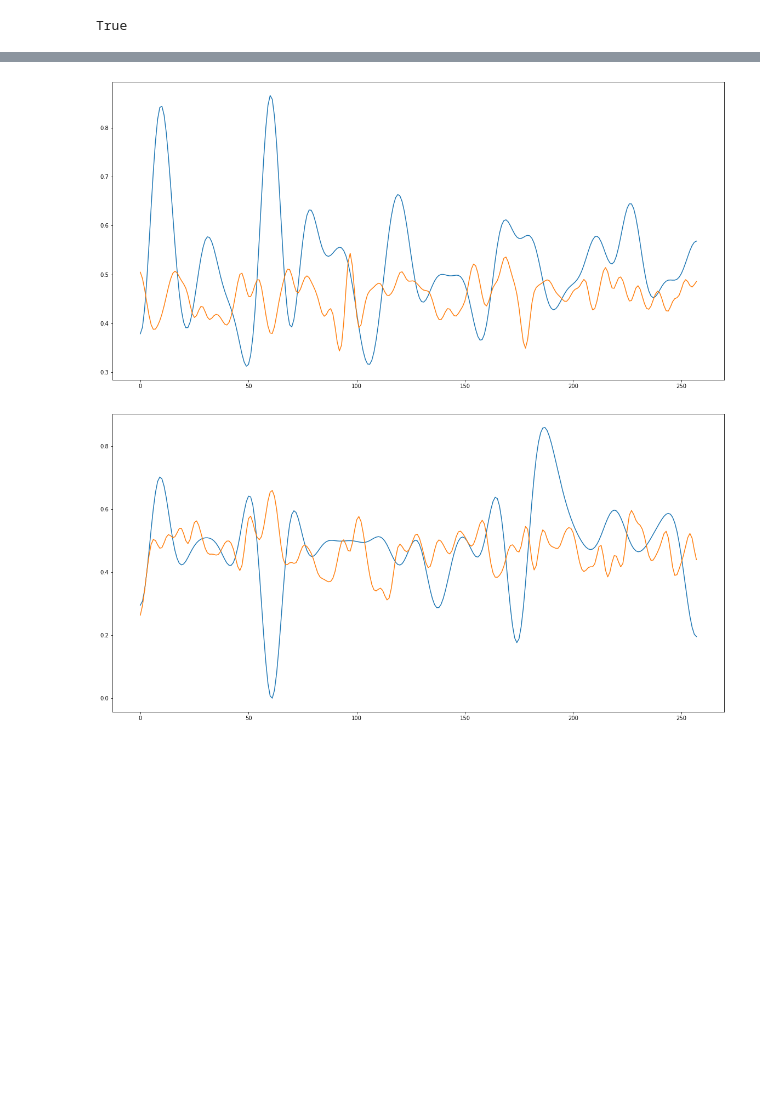
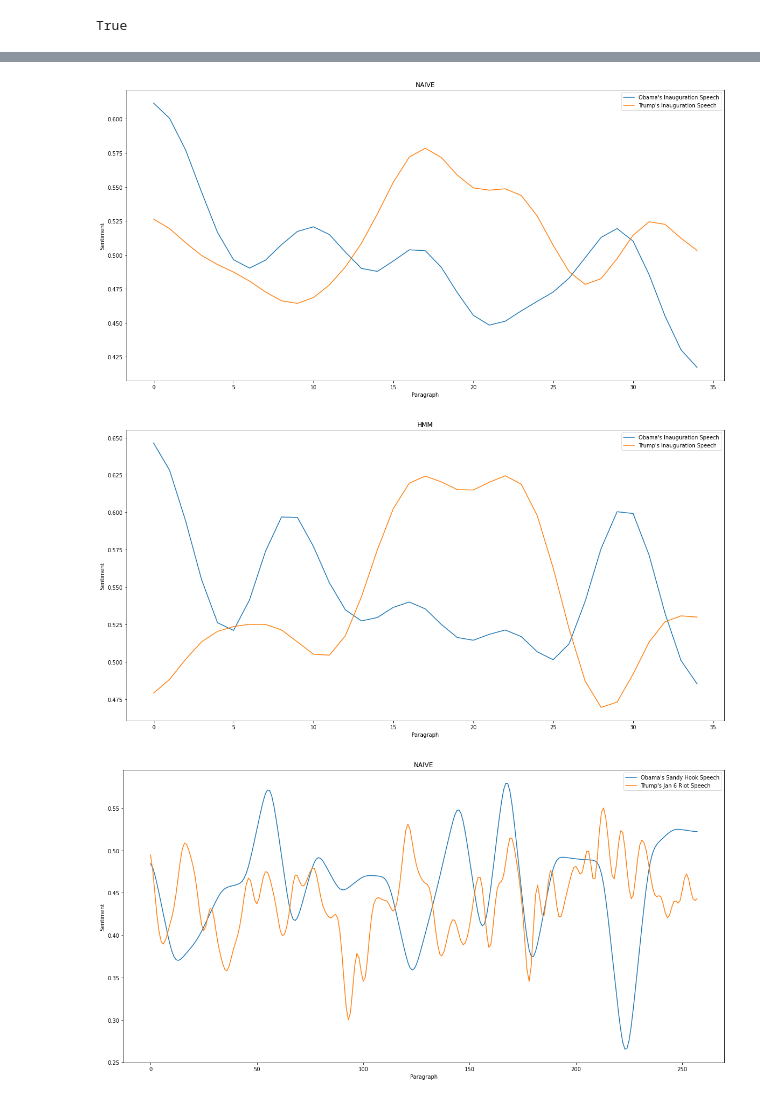
Before and after one commit to lchin29/sentiment_analysis, a Jupyter notebook: testing.ipynb, the cells around one changed output, grey strips where cells are left out. Drawn from its saved outputs; the diff is of its cells as text; code cells hidden in the pictures; blank space fills up the shorter version.

Commit message:
add images and speech texts

```diff
--- a/testing.ipynb
+++ b/testing.ipynb
@@ -647,5 +615,6 @@ def read_file(filename='test.txt'):
 
 def estimate_values(paragraph_sentences, estimator='estimator'):
     paragraph_values = [ [ globals()[estimator](sentence) for sentence in paragraph ] for paragraph in paragraph_sentences ]
-    return [ sum(paragraph)/len(paragraph) for paragraph in paragraph_values ]
+    values = [ sum(paragraph)/len(paragraph) for paragraph in paragraph_values ]
+    return values
 # %%
@@ -663,22 +640,50 @@ import numpy as np
 
 def resize(x, length):
     ratio = length / len(x)
-    return zoom(x, ratio, order=5)
+    return zoom(x, ratio, order=1)
 # %%
 import matplotlib.pyplot as plt
 from scipy.ndimage.filters import gaussian_filter1d
 
 l = len(trump_naive_values)
 
-plt.figure(figsize=(20,10))
-plt.plot(range(l), resize(obama_naive_values, l))
-plt.plot(range(l), gaussian_filter1d(trump_naive_values, sigma=2))
-plt.show()
+# plt.figure(figsize=(20,10))
+# plt.plot(range(l), resize(obama_naive_values, l))
+# plt.plot(range(l), gaussian_filter1d(trump_naive_values, sigma=2))
+# plt.show()
 
-plt.figure(figsize=(20,10))
-plt.plot(range(l), resize(obama_hmm_values, l))
-plt.plot(range(l), gaussian_filter1d(trump_hmm_values, sigma=2))
-plt.show()
+# plt.figure(figsize=(20,10))
+# plt.plot(range(l), resize(obama_hmm_values, l))
+# plt.plot(range(l), gaussian_filter1d(trump_hmm_values, sigma=2))
+# plt.show()
+
+def graph(v1, v2, label1, label2, title):
+    l1 = len(v1)
+    l2 = len(v2)
+
+    l = max(l1, l2)
+
+    plt.figure(figsize=(20,10))
+    plt.plot(range(l), gaussian_filter1d(resize(v1, l), sigma=2), label=label1)
+    plt.plot(range(l), gaussian_filter1d(resize(v2, l), sigma=2), label=label2)
+    plt.xlabel('Paragraph')
+    plt.ylabel('Sentiment')
+    plt.title(title)
+    plt.legend()
+    plt.show()
+
+graph(obama_1_naive_values, trump_1_naive_values, 'Obama\'s Inauguration Speech', 'Trump\'s Inauguration Speech', 'NAIVE')
+graph(obama_1_hmm_values, trump_1_hmm_values, 'Obama\'s Inauguration Speech', 'Trump\'s Inauguration Speech', 'HMM')
+
+graph(obama_2_naive_values, trump_2_naive_values, 'Obama\'s Sandy Hook Speech', 'Trump\'s Jan 6 Riot Speech','NAIVE')
+graph(obama_2_hmm_values, trump_2_hmm_values, 'Obama\'s Sandy Hook Speech', 'Trump\'s Jan 6 Riot Speech', 'HMM')
+
+graph(obama_1_naive_values, obama_2_naive_values, 'Obama\'s Inauguration Speech', 'Obama\'s Sandy Hook Speech', 'NAIVE')
+graph(obama_1_hmm_values, obama_2_hmm_values, 'Obama\'s Inauguration Speech', 'Obama\'s Sandy Hook Speech', 'HMM')
+
+graph(trump_1_naive_values, trump_2_naive_values, 'Trump\'s Inauguration Speech', 'Trump\'s Jan 6 Riot Speech', 'NAIVE')
+graph(trump_1_hmm_values, trump_2_hmm_values, 'Trump\'s Inauguration Speech', 'Trump\'s Jan 6 Riot Speech', 'HMM')
 # %% [output]
-[figure, old version]
+[figure, new version]
-[figure, old version]
+[figure, new version]
+[figure, added]
```
Also changed, not shown: parts of 9 cells of this notebook, 19 other files.
